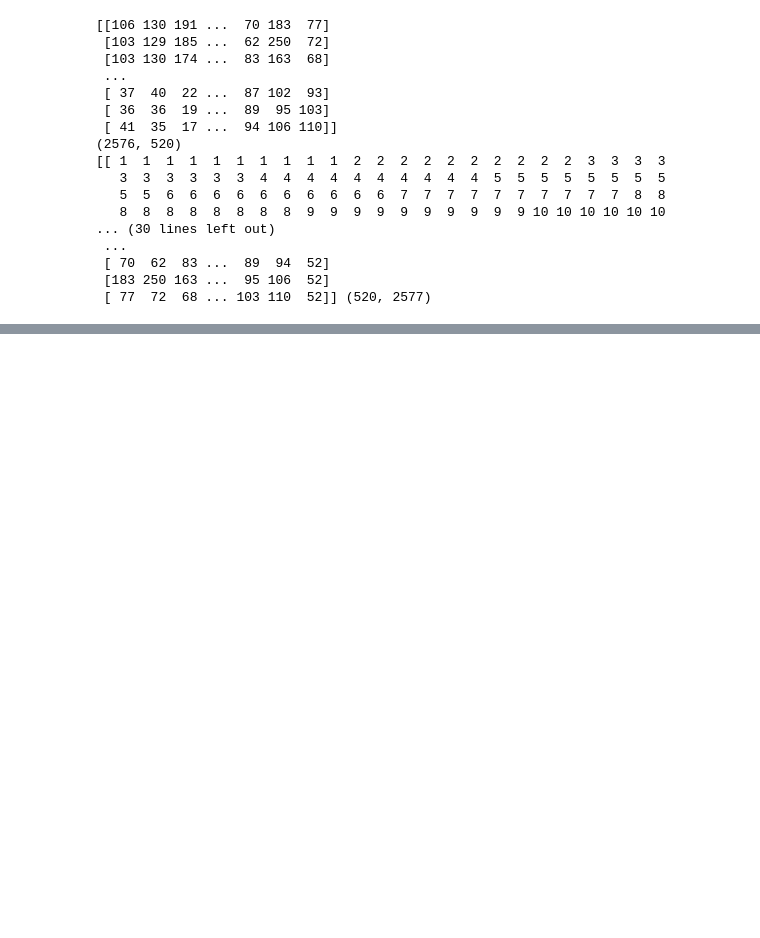
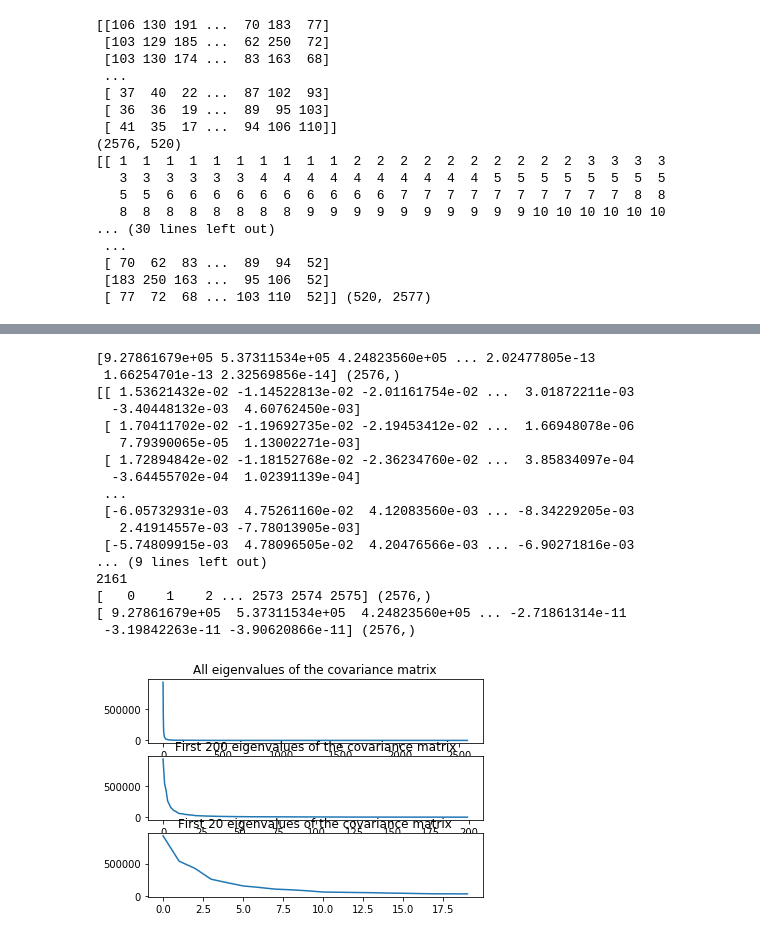
Before and after one commit to Karcsi127/patterrec1, a Jupyter notebook: exercise1.ipynb, the cells around one changed output, grey strips where cells are left out. Saved outputs shown, nothing was run; the diff lists cells and outputs as text; code cells hidden in the pictures; blank space fills up the shorter version.

```diff
--- a/exercise1.ipynb
+++ b/exercise1.ipynb
@@ -172,6 +175,11 @@ print (cov, cov.shape)
 # %%
-# Computing the eigenvalues and eigenvectors of the covariance matrix
+# Computing the eigenvalues and eigenvectors of the covariance matrix and measuring how long it takes
+
+start = timeit.timeit()
 eigvals, eigvecs = np.linalg.eig(cov) # these are not ordered, so we order them and the corresponding eigenvalues
+end = timeit.timeit()
+print (end-start)
+
 print (eigvals, eigvals.shape)
 print (eigvecs, eigvecs.shape)
 
@@ -184,33 +210,64 @@ print (eig_test_1-eig_test_2, (eig_test_1-eig_test_2).shape) # Checking them: th
 # take absolute value of the eigenvalues (complex eigenvalues are the result of calculation rounding errors)
 eigvals = np.real(eigvals)
 print (eigvals, eigvals.shape)
 eigvecs = np.real(eigvecs)
 print (eigvecs, eigvecs.shape)
 
 # order them
 print (eigvals.argsort(), eigvals.argsort().shape)
 index = eigvals.argsort()[::-1] # argsort returns the indices that would sort an array (in this case the vector eigvals)
 print (index, index.shape)
 eigvals = eigvals[index]
 eigvecs = eigvecs[:,index]
+
+# How many zero eigenvalues do we have?
+eig_zero = (eigvals == np.zeros(eigvals.shape))
+print (eig_zero, eig_zero.shape)
+print (eig_zero.sum())
+# We don't have any precisely zero eigenvectors, but we can say that anything that is smaller than 1e-03 can be considered a zero eigenvector
+# The order of difference between the largest eigenvalue and these is of the order of 8.
+print (eigvals.max()) # Just to demonstrate the largest eigenvalue
+eig_small = (eigvals <= np.ones(eigvals.shape)/1000)
+print (eig_small, eig_small.shape)
+print(eig_small.sum())
+# So there are around 2161 eigenvalues that are zero
 
 x = np.arange(0, 2576)
 print (x, x.shape)
 print (eigvals, eigvals.shape)
 
 # plot them
 plt.subplot(3, 1, 1)
 plt.plot(x, eigvals) # clearly out of scale, so let's just take the first 200 of them
 plt.title('All eigenvalues of the covariance matrix')
 
 plt.subplot(3, 1, 2)
 plt.plot(x[:200], eigvals[:200]) # still out of scale, so let's just take the first 20 of them
 plt.title('First 200 eigenvalues of the covariance matrix')
 
 plt.subplot(3, 1, 3)
 plt.plot(x[:20], eigvals[:20])
 plt.title('First 20 eigenvalues of the covariance matrix')
 plt.show()
+# %% [output]
+[9.27861679e+05 5.37311534e+05 4.24823560e+05 ... 2.02477805e-13
+ 1.66254701e-13 2.32569856e-14] (2576,)
+[[ 1.53621432e-02 -1.14522813e-02 -2.01161754e-02 ...  3.01872211e-03
+  -3.40448132e-03  4.60762450e-03]
+ [ 1.70411702e-02 -1.19692735e-02 -2.19453412e-02 ...  1.66948078e-06
+   7.79390065e-05  1.13002271e-03]
+ [ 1.72894842e-02 -1.18152768e-02 -2.36234760e-02 ...  3.85834097e-04
+  -3.64455702e-04  1.02391139e-04]
+ ...
+ [-6.05732931e-03  4.75261160e-02  4.12083560e-03 ... -8.34229205e-03
+   2.41914557e-03 -7.78013905e-03]
+ [-5.74809915e-03  4.78096505e-02  4.20476566e-03 ... -6.90271816e-03
+... (9 lines left out)
+2161
+[   0    1    2 ... 2573 2574 2575] (2576,)
+[ 9.27861679e+05  5.37311534e+05  4.24823560e+05 ... -2.71861314e-11
+ -3.19842263e-11 -3.90620866e-11] (2576,)
+[figure, added]
 # %%
 # We just keep the first n eigenvectors and eigenvalues
 
```
Also changed, not shown: parts of 16 cells of this notebook.
